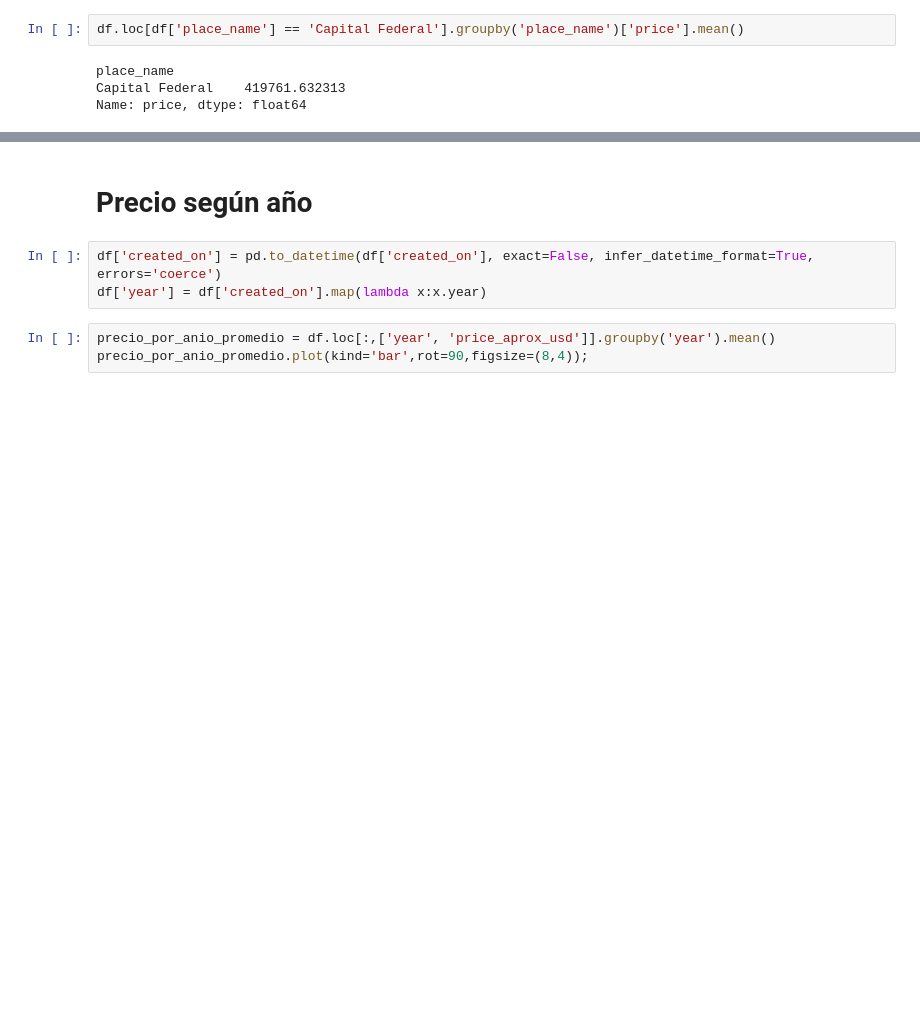
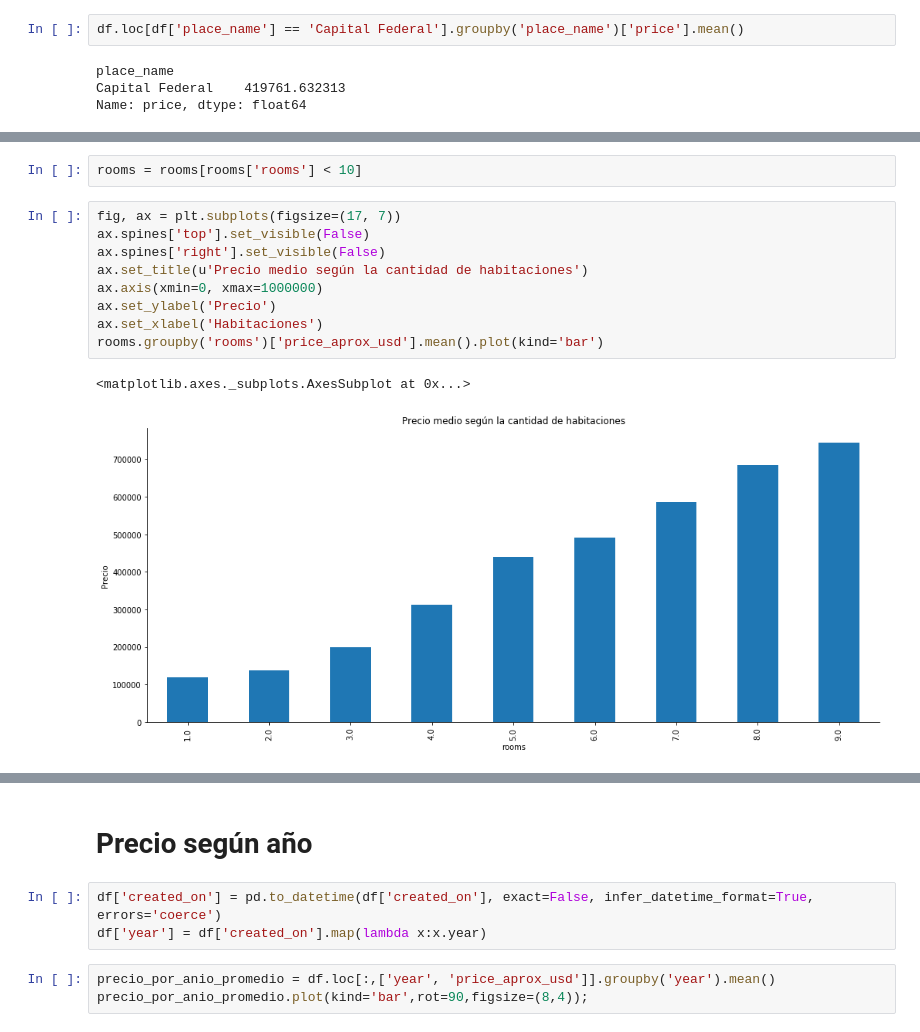
Before and after one commit to lucaslavandeira/7506-tp, a Jupyter notebook: analisis_exploratorio.ipynb, the cells around one changed output, grey strips where cells are left out. Cells and saved outputs as stored; diff of their text form; blank space fills up the shorter version.

```diff
--- a/analisis_exploratorio.ipynb
+++ b/analisis_exploratorio.ipynb
@@ -580,0 +591,14 @@ Name: price, dtype: float64
+# %%
+rooms = rooms[rooms['rooms'] < 10]
+# %%
+fig, ax = plt.subplots(figsize=(17, 7))
+ax.spines['top'].set_visible(False)
+ax.spines['right'].set_visible(False)
+ax.set_title(u'Precio medio según la cantidad de habitaciones')
+ax.axis(xmin=0, xmax=1000000)
+ax.set_ylabel('Precio')
+ax.set_xlabel('Habitaciones')
+rooms.groupby('rooms')['price_aprox_usd'].mean().plot(kind='bar')
+# %% [output]
+<matplotlib.axes._subplots.AxesSubplot at 0x...>
+[figure, added]
```
Also changed, not shown: parts of 4 cells of this notebook.
